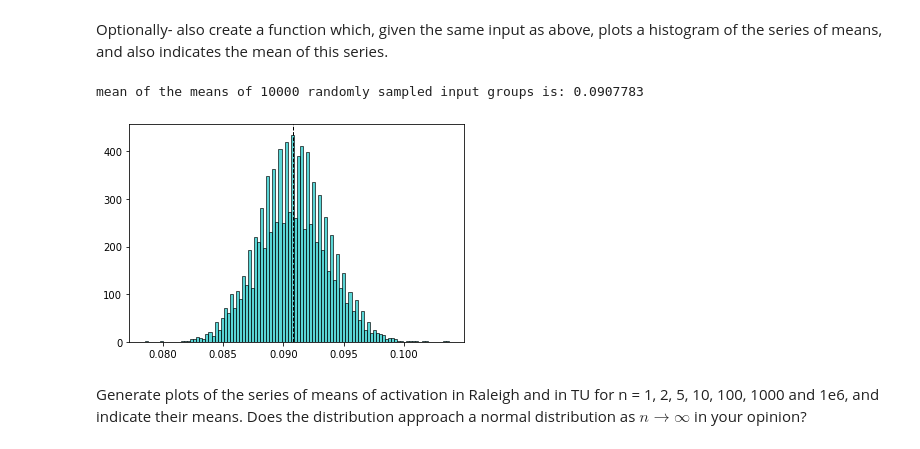
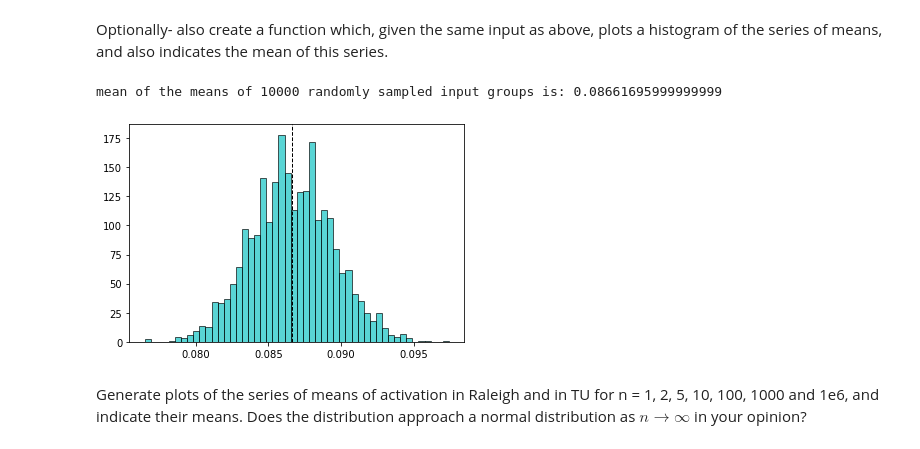
Before and after one commit to Pagaya-Pro/PagayaPro2021, a Jupyter notebook: assignments/solution/assignment1_naor_and_matan.ipynb, the cells around one changed output. Saved outputs shown, nothing was run; the diff lists cells and outputs as text; code cells hidden in the pictures.

```diff
--- a/assignments/solution/assignment1_naor_and_matan.ipynb
+++ b/assignments/solution/assignment1_naor_and_matan.ipynb
@@ -141,14 +151,9 @@ Activation rate in the data frame is: 9.088%
 # %% [markdown]
 Enrich your dataframe with additioanl TU features by merging it with the `tu_data` df. Note that the two dataframe share the `id` and `sequence_num` features.
 # %%
-# Avoid activating merge more than once
 if(len(raleigh_df.columns) < 7):
     raleigh_df = raleigh_df.merge(tu_data,on=['id','sequence_num'])
-#TODO - verify the interes rates match across dataframes
 
-
-# Drop duplicate column int_rate column
-raleigh_df.drop(labels=['int_rate','loan_amnt'],axis=1,inplace=True)
 raleigh_df.head()
 # %% [output]
 |  | id | sequence_num | requested_amount | offered_interest_rate | offer_accepted | offer_date | ... |
@@ -287,19 +294,19 @@ def create_mean_samples(series,n,num_of_means=10000):
 # %% [markdown]
 Optionally- also create a function which, given the same input as above, plots a histogram of the series of means, and also indicates the mean of this series.
 # %%
-def create_mean_samples_and_plot(series,n,num_of_means=10000):
+def create_mean_samples_and_plot(series,n,num_of_means=2500):
     max_ind = len(series)-1
     num_of_bins = int(np.sqrt(num_of_means))
     result = pd.Series([series[np.random.randint(0,max_ind,n)].mean() for i in range(num_of_means)])
     print("mean of the means of {} randomly sampled input groups is: {}".format(n,result.mean()))
     plt.hist(result, bins=num_of_bins, color='c', edgecolor='k', alpha=0.65)
     plt.axvline(result.mean(), color='k', linestyle='dashed', linewidth=1)
     plt.show()
 
 create_mean_samples_and_plot(raleigh_df.offer_accepted,10000)
 # %% [output]
-mean of the means of 10000 randomly sampled input groups is: 0.0907783
+mean of the means of 10000 randomly sampled input groups is: 0.08661695999999999
-[figure, old version]
+[figure, new version]
 # %% [markdown]
 Generate plots of the series of means of activation in Raleigh and in TU for n = 1, 2, 5, 10, 100, 1000 and 1e6, and indicate their means. Does the distribution approach a normal distribution as $n\to\infty$ in your opinion?
 # %%
```
Also changed, not shown: parts of 91 cells of this notebook.
